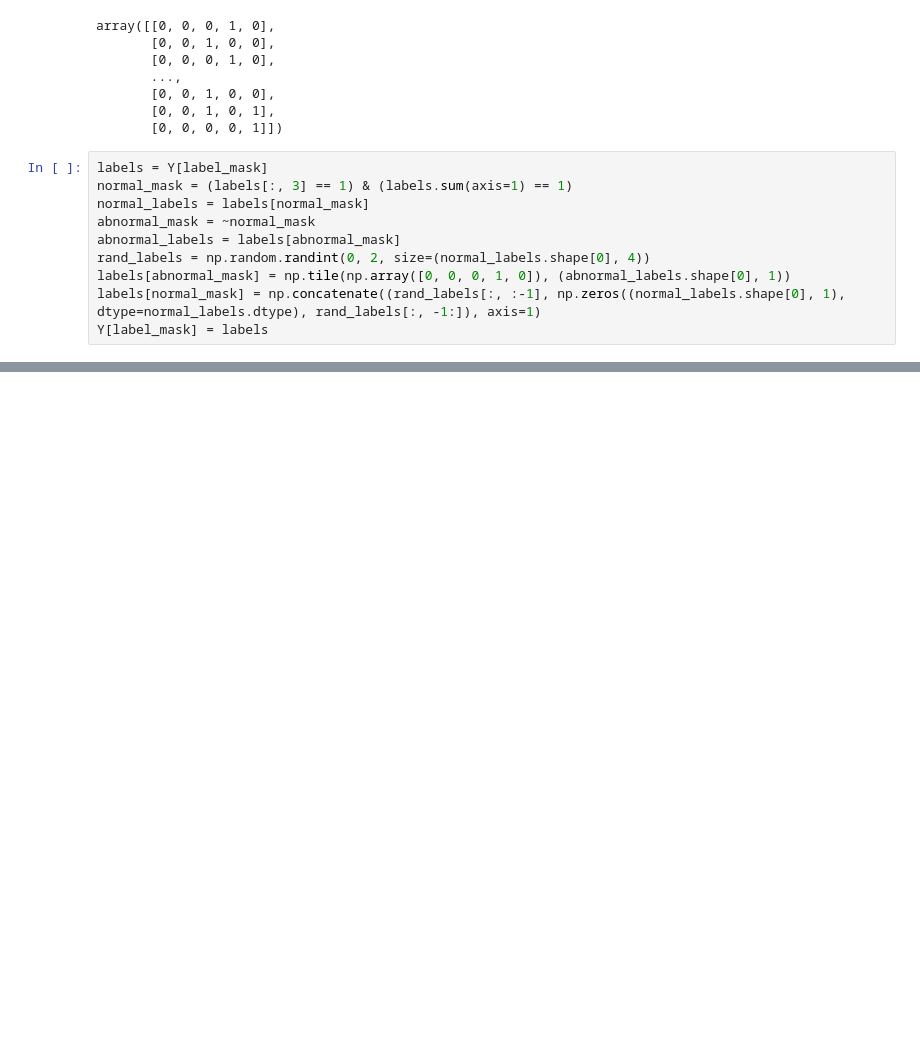
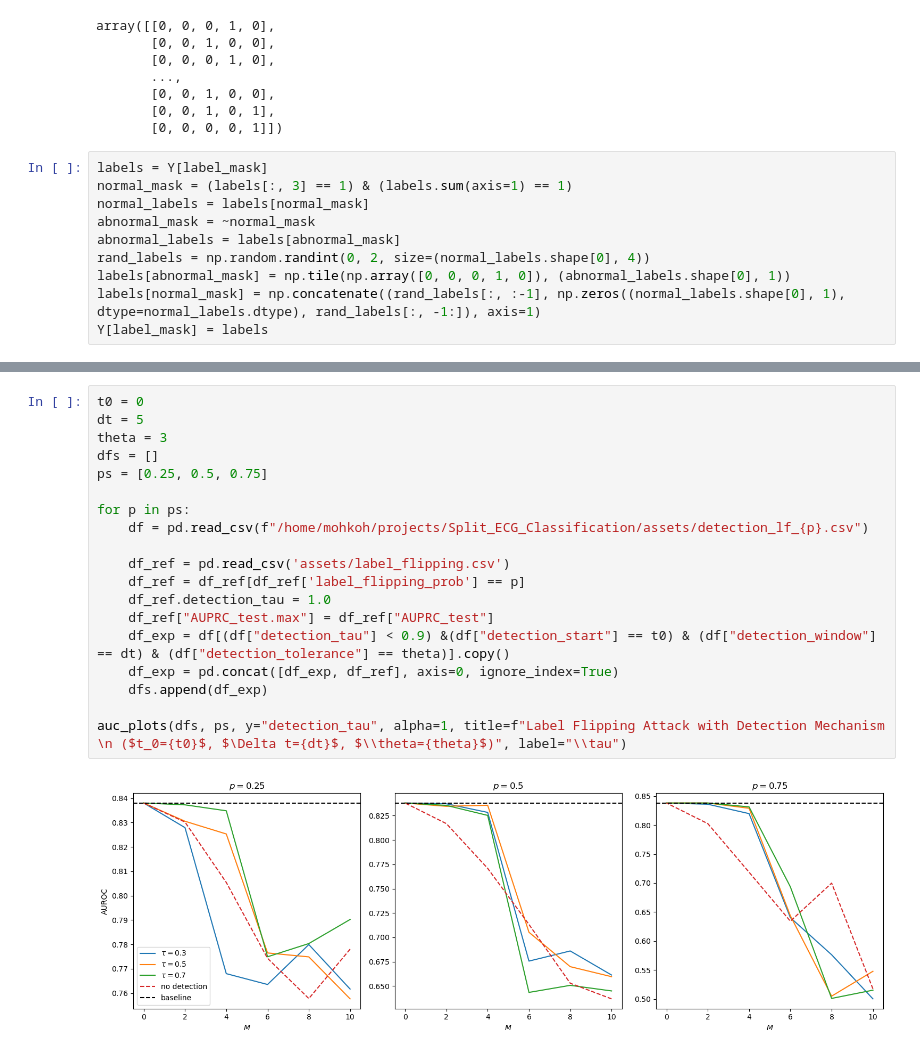
Before and after one commit to a-ayad/Split_ECG_Classification, a Jupyter notebook: ic_inflated_loss.ipynb, the cells around one changed output, grey strips where cells are left out. Cells and saved outputs as stored; diff of their text form; blank space fills up the shorter version.

```diff
--- a/analysis.ipynb
+++ b/ic_inflated_loss.ipynb
@@ -869,0 +1001,21 @@ Y[label_mask] = labels
+# %%
+t0 = 0
+dt = 5
+theta = 3
+dfs = []
+ps = [0.25, 0.5, 0.75]
+
+for p in ps:
+    df = pd.read_csv(f"/home/mohkoh/projects/Split_ECG_Classification/assets/detection_lf_{p}.csv")
+
+    df_ref = pd.read_csv('assets/label_flipping.csv')
+    df_ref = df_ref[df_ref['label_flipping_prob'] == p]
+    df_ref.detection_tau = 1.0
+    df_ref["AUPRC_test.max"] = df_ref["AUPRC_test"]
+    df_exp = df[(df["detection_tau"] < 0.9) &(df["detection_start"] == t0) & (df["detection_window"] == dt) & (df["detection_tolerance"] == theta)].copy()
+    df_exp = pd.concat([df_exp, df_ref], axis=0, ignore_index=True)
+    dfs.append(df_exp)
+
+auc_plots(dfs, ps, y="detection_tau", alpha=1, title=f"Label Flipping Attack with Detection Mechanism \n ($t_0={t0}$, $\Delta t={dt}$, $\\theta={theta}$)", label="\\tau")
+# %% [output]
+[figure, added]
```
Also changed, not shown: parts of 26 cells of this notebook, 25 other files.
